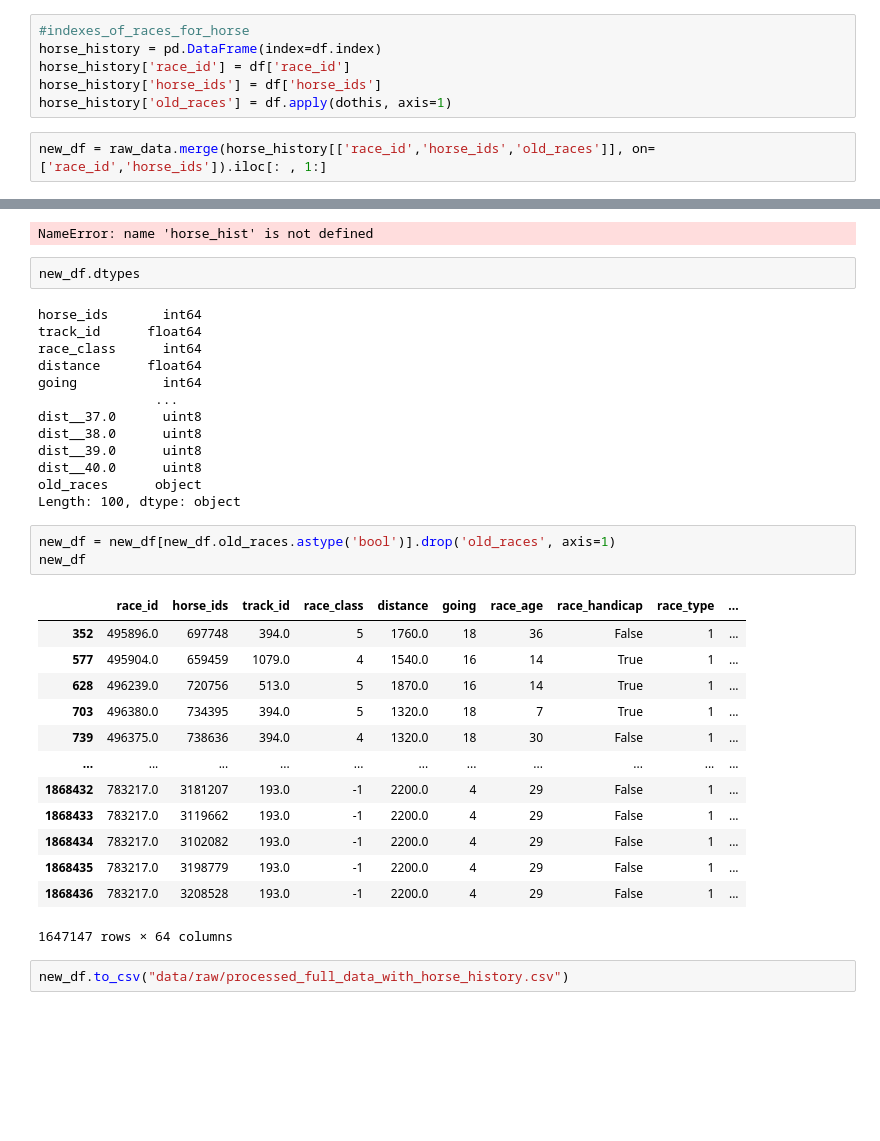
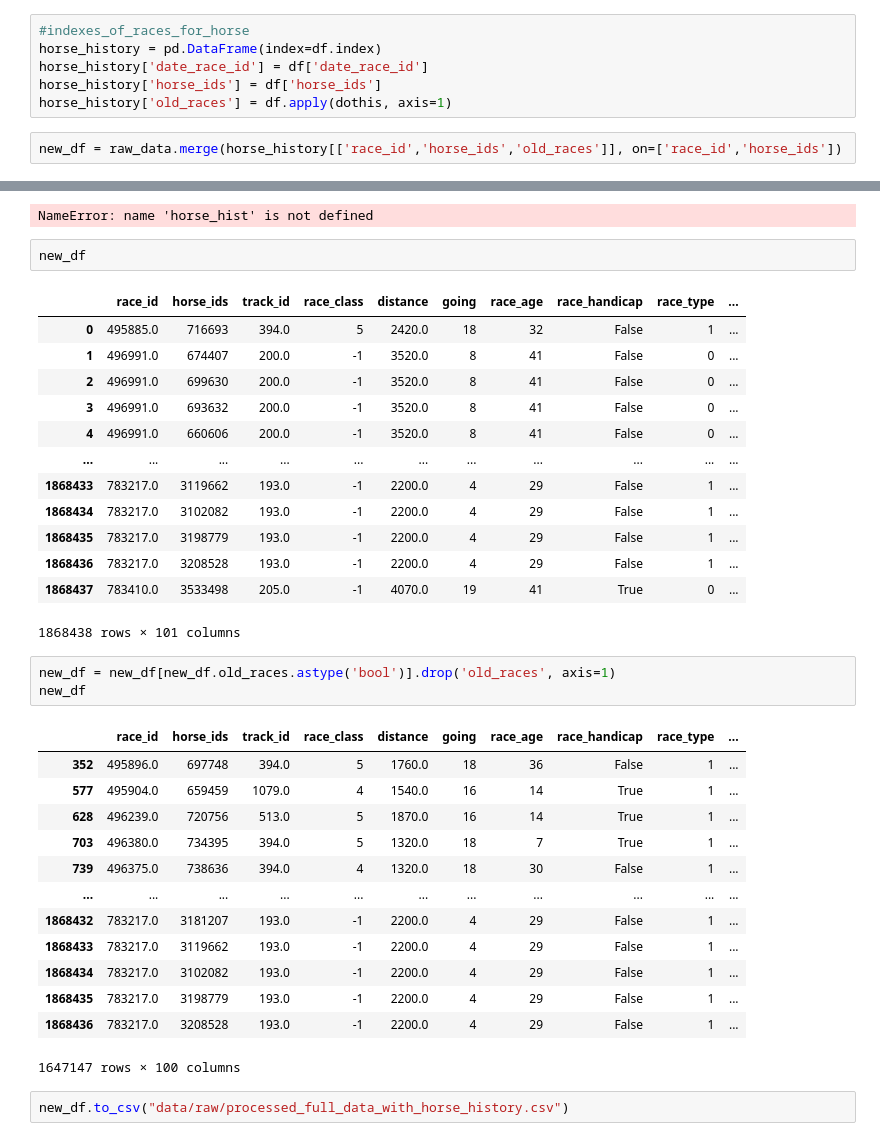
Before and after one commit to Sean-Leishman/gbp-horse-prediction, a Jupyter notebook: rnn.ipynb, the cells around one changed output, grey strips where cells are left out. Drawn from its saved outputs; the diff is of its cells as text; blank space fills up the shorter version.

```diff
--- a/rnn.ipynb
+++ b/rnn.ipynb
@@ -12,30 +12,31 @@ def dothis(row):
 # %%
 #indexes_of_races_for_horse
 horse_history = pd.DataFrame(index=df.index)
-horse_history['race_id'] = df['race_id']
+horse_history['date_race_id'] = df['date_race_id']
 horse_history['horse_ids'] = df['horse_ids']
 horse_history['old_races'] = df.apply(dothis, axis=1)
 # %%
-new_df = raw_data.merge(horse_history[['race_id','horse_ids','old_races']], on=['race_id','horse_ids']).iloc[: , 1:]
+new_df = raw_data.merge(horse_history[['race_id','horse_ids','old_races']], on=['race_id','horse_ids'])
 # %%
 horse_hist.loc[(new_df.race_id == 495896.0) & (new_df.horse_ids == 697748)]
 # %% [output]
 NameError: name 'horse_hist' is not defined
 # %%
-new_df.dtypes
+new_df
 # %% [output]
+|  | race_id | horse_ids | track_id | race_class | distance | going | race_age | race_handicap | race_type | ... |
+| 0 | 495885.0 | 716693 | 394.0 | 5 | 2420.0 | 18 | 32 | False | 1 | ... |
+| 1 | 496991.0 | 674407 | 200.0 | -1 | 3520.0 | 8 | 41 | False | 0 | ... |
+| 2 | 496991.0 | 699630 | 200.0 | -1 | 3520.0 | 8 | 41 | False | 0 | ... |
+| 3 | 496991.0 | 693632 | 200.0 | -1 | 3520.0 | 8 | 41 | False | 0 | ... |
+| 4 | 496991.0 | 660606 | 200.0 | -1 | 3520.0 | 8 | 41 | False | 0 | ... |
+| ... | ... | ... | ... | ... | ... | ... | ... | ... | ... | ... |
+| 1868433 | 783217.0 | 3119662 | 193.0 | -1 | 2200.0 | 4 | 29 | False | 1 | ... |
+| 1868434 | 783217.0 | 3102082 | 193.0 | -1 | 2200.0 | 4 | 29 | False | 1 | ... |
+| 1868435 | 783217.0 | 3198779 | 193.0 | -1 | 2200.0 | 4 | 29 | False | 1 | ... |
+| 1868436 | 783217.0 | 3208528 | 193.0 | -1 | 2200.0 | 4 | 29 | False | 1 | ... |
+| 1868437 | 783410.0 | 3533498 | 205.0 | -1 | 4070.0 | 19 | 41 | True | 0 | ... |
-horse_ids       int64
-track_id      float64
-race_class      int64
-distance      float64
-going           int64
-               ...
-dist__37.0      uint8
-dist__38.0      uint8
-dist__39.0      uint8
-dist__40.0      uint8
-old_races      object
-Length: 100, dtype: object
+1868438 rows × 101 columns
 # %%
 new_df = new_df[new_df.old_races.astype('bool')].drop('old_races', axis=1)
 new_df
@@ -52,7 +53,7 @@ new_df
 | 1868434 | 783217.0 | 3102082 | 193.0 | -1 | 2200.0 | 4 | 29 | False | 1 | ... |
 | 1868435 | 783217.0 | 3198779 | 193.0 | -1 | 2200.0 | 4 | 29 | False | 1 | ... |
 | 1868436 | 783217.0 | 3208528 | 193.0 | -1 | 2200.0 | 4 | 29 | False | 1 | ... |
-1647147 rows × 64 columns
+1647147 rows × 100 columns
 # %%
 new_df.to_csv("data/raw/processed_full_data_with_horse_history.csv")
 # %%
```
Also changed, not shown: parts of 23 cells of this notebook, 1 other file.
